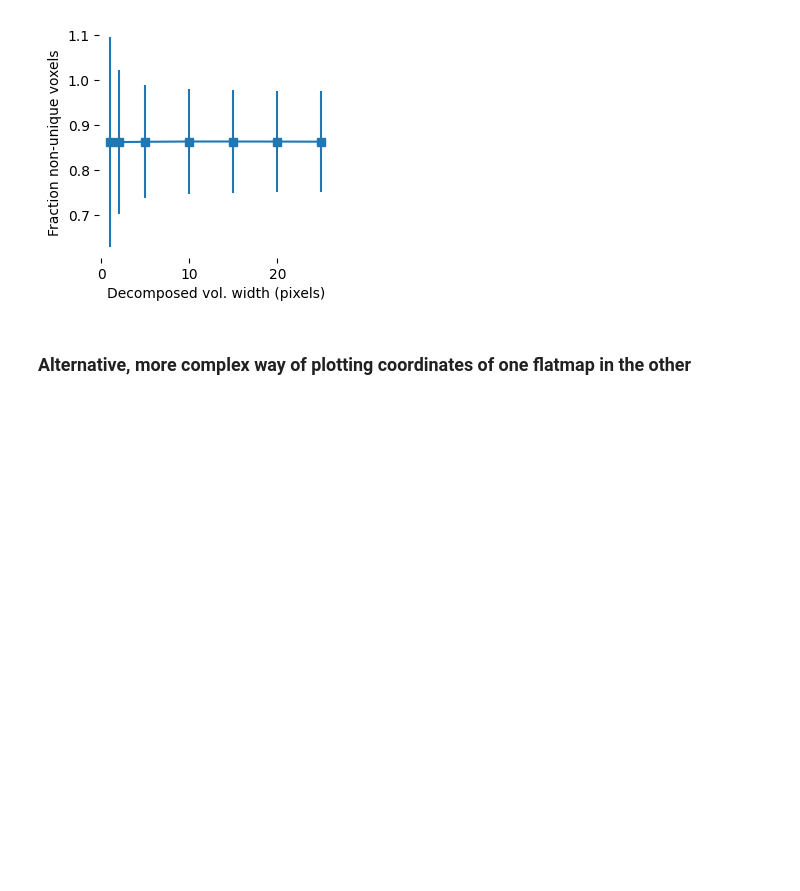
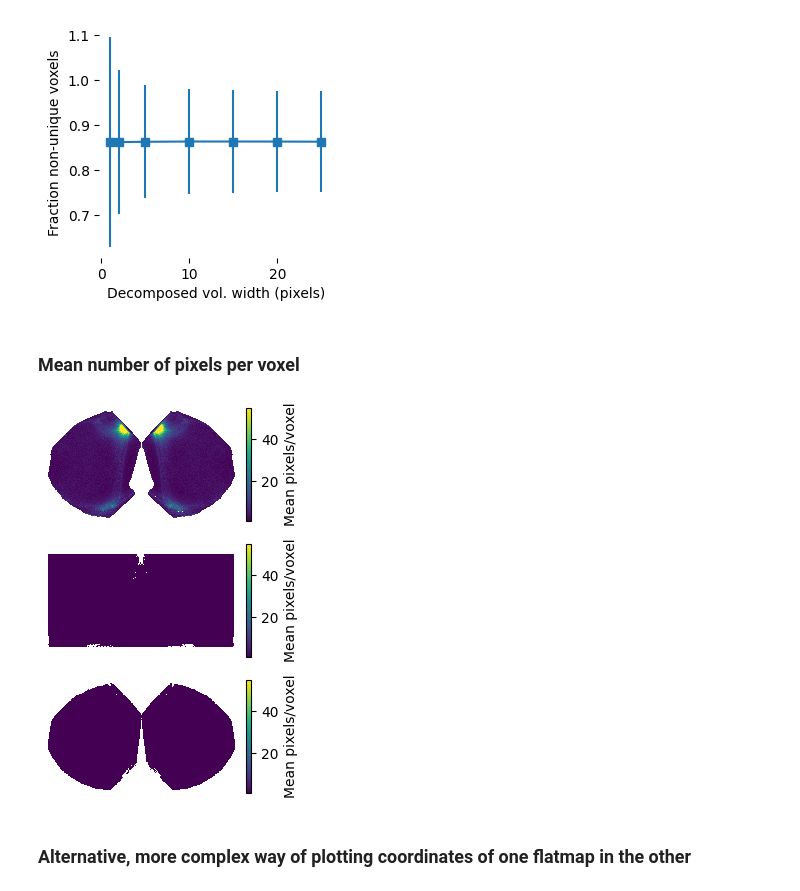
Before and after one commit to BlueBrain/atlas-enhancement, a Jupyter notebook: flatmap/notebooks/flatmap_comparison.ipynb, the cells around one changed output. Drawn from its saved outputs; the diff is of its cells as text; code cells hidden in the pictures; blank space fills up the shorter version.

Commit message:
Added new analysis mean_pixels_per_voxel

```diff
--- a/flatmap/notebooks/flatmap_comparison.ipynb
+++ b/flatmap/notebooks/flatmap_comparison.ipynb
@@ -711,6 +711,45 @@ ax.set_ylabel("Fraction non-unique voxels")
 fig.savefig("frac_non_unique_voxels_various_sizes.pdf")
 # %% [output]
 [figure]
+# %% [markdown]
+### Mean number of pixels per voxel
+# %%
+def mean_number_of_pixels_per_voxel(pd_fm):
+    multiplicity = pd_fm[["x", "y", "z"]].value_counts()
+    multiplicity = multiplicity[pandas.MultiIndex.from_frame(pd_fm[["x", "y", "z"]])]
+    multiplicity.index = pd_fm.index
+    multiplicity.name = "multiplicity"
+    multiplicity = pandas.concat([pd_fm, multiplicity], axis=1)
+    I = multiplicity.groupby(["pxl_x", "pxl_y"])["multiplicity"].mean().unstack("pxl_y")
+    return I
+
+multipl_aibs = mean_number_of_pixels_per_voxel(pd_fm_aibs)
+multipl_square = mean_number_of_pixels_per_voxel(pd_fm_square)
+multipl_shaped = mean_number_of_pixels_per_voxel(pd_fm_shaped)
+# %%
+fig = plt.figure(figsize=(3, 5))
+
+ax = fig.add_subplot(3, 1, 1)
+plt.colorbar(ax.imshow(multipl_aibs, clim=[1, 55], interpolation='nearest'),
+             label="Mean pixels/voxel")
+ax.set_frame_on(False)
+ax.set_xticks([]); ax.set_yticks([])
+
+ax = fig.add_subplot(3, 1, 2)
+plt.colorbar(ax.imshow(multipl_square, clim=[1, 55], interpolation='nearest'),
+             label="Mean pixels/voxel")
+ax.set_frame_on(False)
+ax.set_xticks([]); ax.set_yticks([])
+
+ax = fig.add_subplot(3, 1, 3)
+plt.colorbar(ax.imshow(multipl_shaped, clim=[1, 55], interpolation='nearest'),
+             label="Mean pixels/voxel")
+ax.set_frame_on(False)
+ax.set_xticks([]); ax.set_yticks([])
+
+fig.savefig("comparing_pixels_per_voxel_image_10um.pdf")
+# %% [output]
+[figure, added]
 # %% [markdown]
 ### Alternative, more complex way of plotting coordinates of one flatmap in the other
 # %%
```
Also changed, not shown: parts of 1 cell of this notebook.
